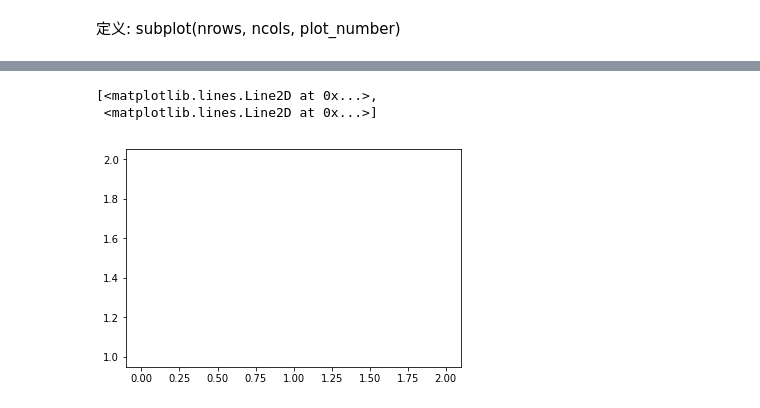
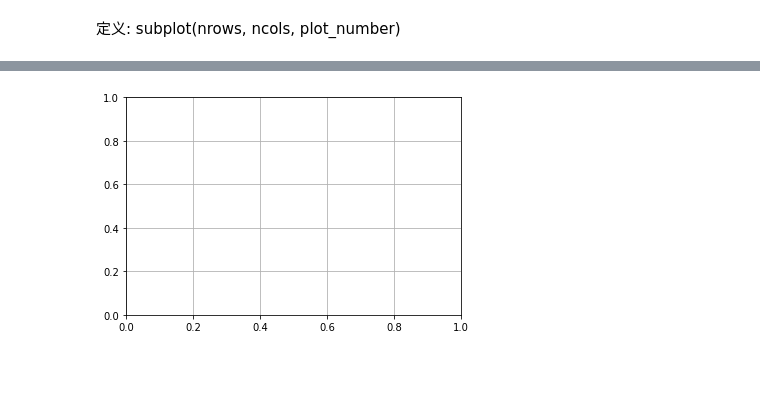
Before and after one commit to hyhlinux/math, a Jupyter notebook: 01Elementaryfunction/demo_plt.ipynb, the cells around one changed output, grey strips where cells are left out. Saved outputs shown, nothing was run; the diff lists cells and outputs as text; code cells hidden in the pictures; blank space fills up the shorter version.

```diff
--- a/01Elementaryfunction/demo_plt.ipynb
+++ b/01Elementaryfunction/demo_plt.ipynb
@@ -23,6 +12,0 @@ plt.plot(2, 1, 1)
-# %%
-plt.plot(2, 1, 2)
-# %% [output]
-[<matplotlib.lines.Line2D at 0x...>,
- <matplotlib.lines.Line2D at 0x...>]
-[figure, removed]
@@ -30,0 +13,5 @@ plt.show()
+# %%
+# 显示网格
+plt.grid(True)
+# %% [output]
+[figure, added]
```
Also changed, not shown: parts of 12 cells of this notebook, 2 other files.
